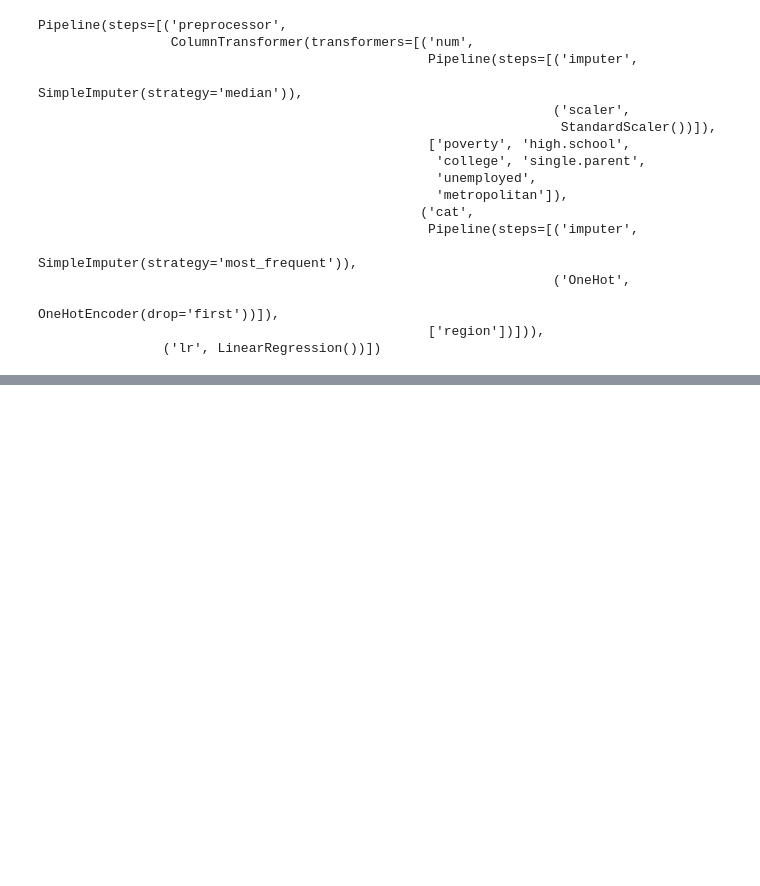
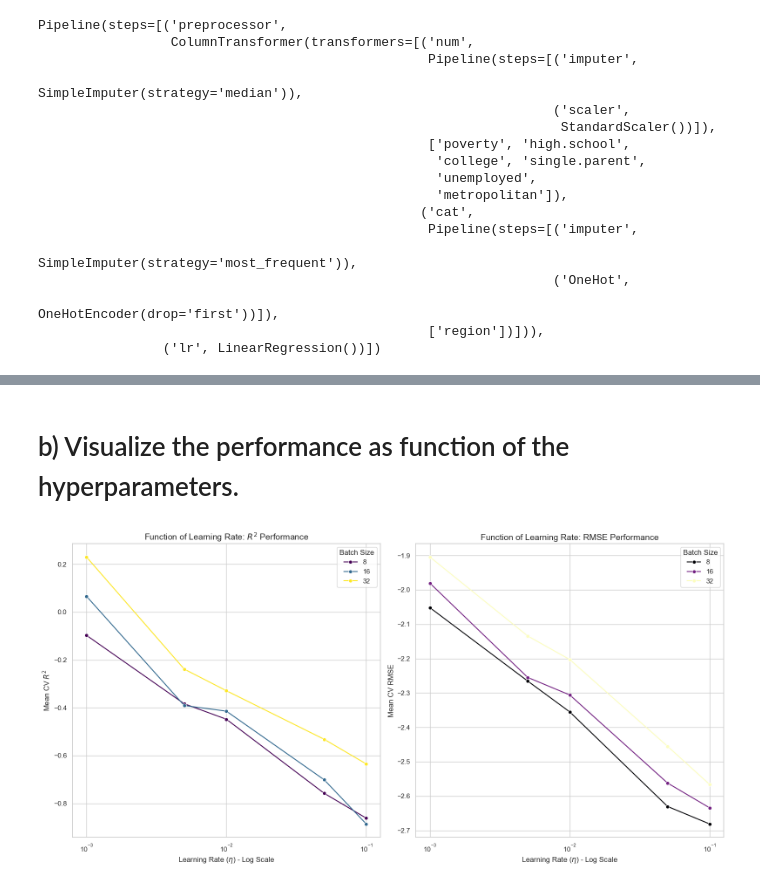
Before and after one commit to shotamuraishi/MATH4650_SP_2026_P01_G03_Muraishi, a Jupyter notebook: notebooks/temp.ipynb, the cells around one changed output, grey strips where cells are left out. Cells and saved outputs as stored; diff of their text form; code cells hidden in the pictures; blank space fills up the shorter version.

```diff
--- a/notebooks/temp.ipynb
+++ b/notebooks/temp.ipynb
@@ -571,2 +625,45 @@ Best CV R2 Score: 0.2300
+# %% [markdown]
+# b) Visualize the performance as function of the hyperparameters.
 # %%
-# Visualize the performance as function of the hyperparameters
+# Set the style
+sns.set_theme(style="whitegrid")
+
+# Create a figure with two subplots
+fig, ax = plt.subplots(1, 2, figsize=(16, 8))
+
+# --- Plot 1: R2 as a function of Eta ---
+sns.lineplot(
+    data=df_r2_results,
+    x='param_lr_mini__eta',
+    y='mean_test_score',
+    hue='param_lr_mini__batch_size',
+    marker='o',
+    ax=ax[0],
+    palette='viridis'
+)
+ax[0].set_xscale('log') # Use log scale to see the spread of eta
+ax[0].set_title('Function of Learning Rate: $R^2$ Performance', fontsize=14)
+ax[0].set_xlabel(r'Learning Rate ($\eta$) - Log Scale', fontsize=12)
+ax[0].set_ylabel('Mean CV $R^2$', fontsize=12)
+ax[0].legend(title='Batch Size')
+
+# --- Plot 2: RMSE as a function of Eta ---
+sns.lineplot(
+    data=df_rmse_results,
+    x='param_lr_mini__eta',
+    y='mean_test_score',
+    hue='param_lr_mini__batch_size',
+    marker='o',
+    ax=ax[1],
+    palette='magma'
+)
+ax[1].set_xscale('log') # Use log scale
+ax[1].set_title('Function of Learning Rate: RMSE Performance', fontsize=14)
+ax[1].set_xlabel(r'Learning Rate ($\eta$) - Log Scale', fontsize=12)
+ax[1].set_ylabel('Mean CV RMSE', fontsize=12)
+ax[1].legend(title='Batch Size')
+
+plt.tight_layout()
+plt.show()
+# %% [output]
+[figure, added]
```
Also changed, not shown: parts of 56 cells of this notebook.
